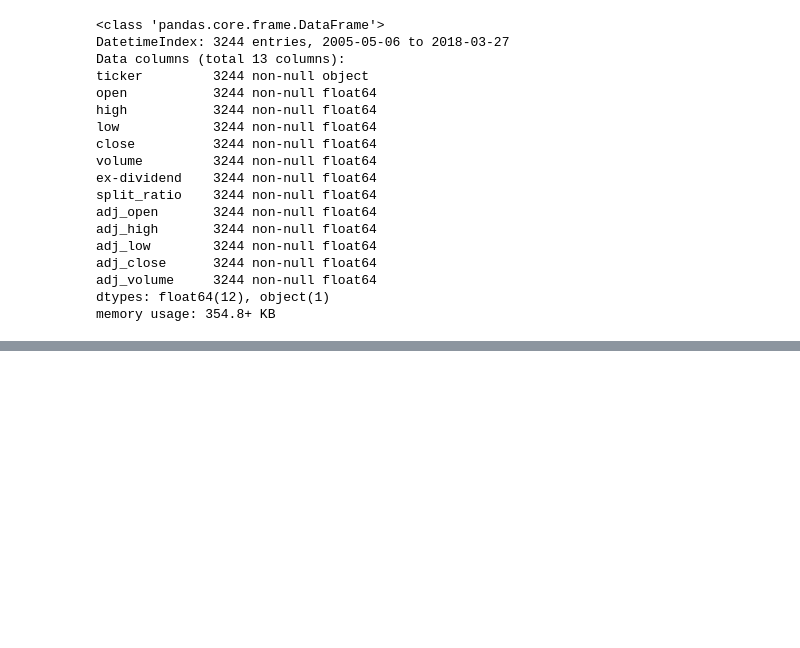
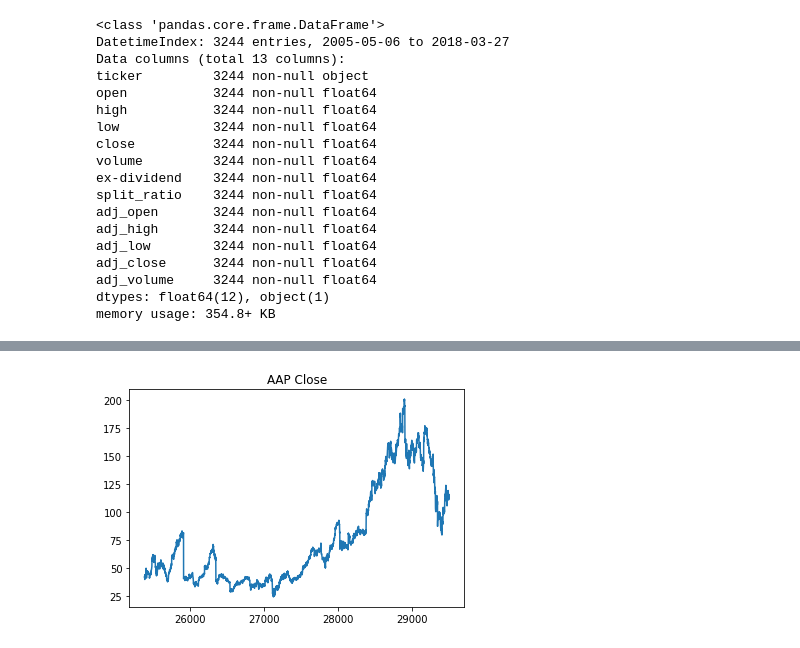
Before and after one commit to qnguyen1010/Springboard, a Jupyter notebook: Stock Price__Capstone 1__SP.ipynb, the cells around one changed output, grey strips where cells are left out. Cells and saved outputs as stored; diff of their text form; code cells hidden in the pictures; blank space fills up the shorter version.

Commit message:
python code for stock problem

```diff
--- a/Stock Price__Capstone 1__SP.ipynb
+++ b/Stock Price__Capstone 1__SP.ipynb
@@ -170,0 +223,12 @@ AttributeError: module 'matplotlib' has no attribute 'show'
+# %%
+df2 = pd.read_csv('Stock_Price_3000 Companies.csv')
+# %%
+#Convert 'date' column to datetime object, but do not use as index
+df2['date'] = pd.to_datetime(df2['date'])
+# %%
+aap = df2.loc[df2['ticker']=='AAP',:] #extract aap from df2
+# %%
+aap['close'].plot(title='AAP Close')
+plt.show()
+# %% [output]
+[figure, added]
```
Also changed, not shown: parts of 19 cells of this notebook.
